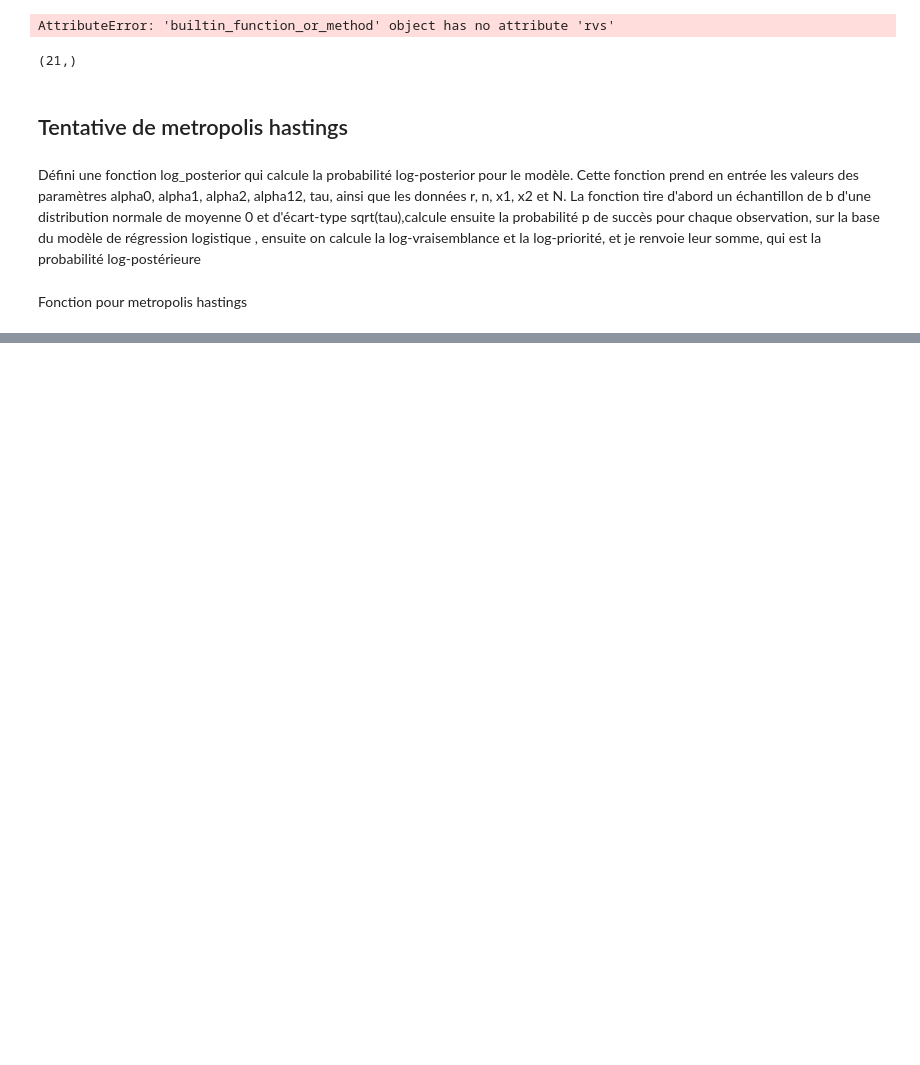
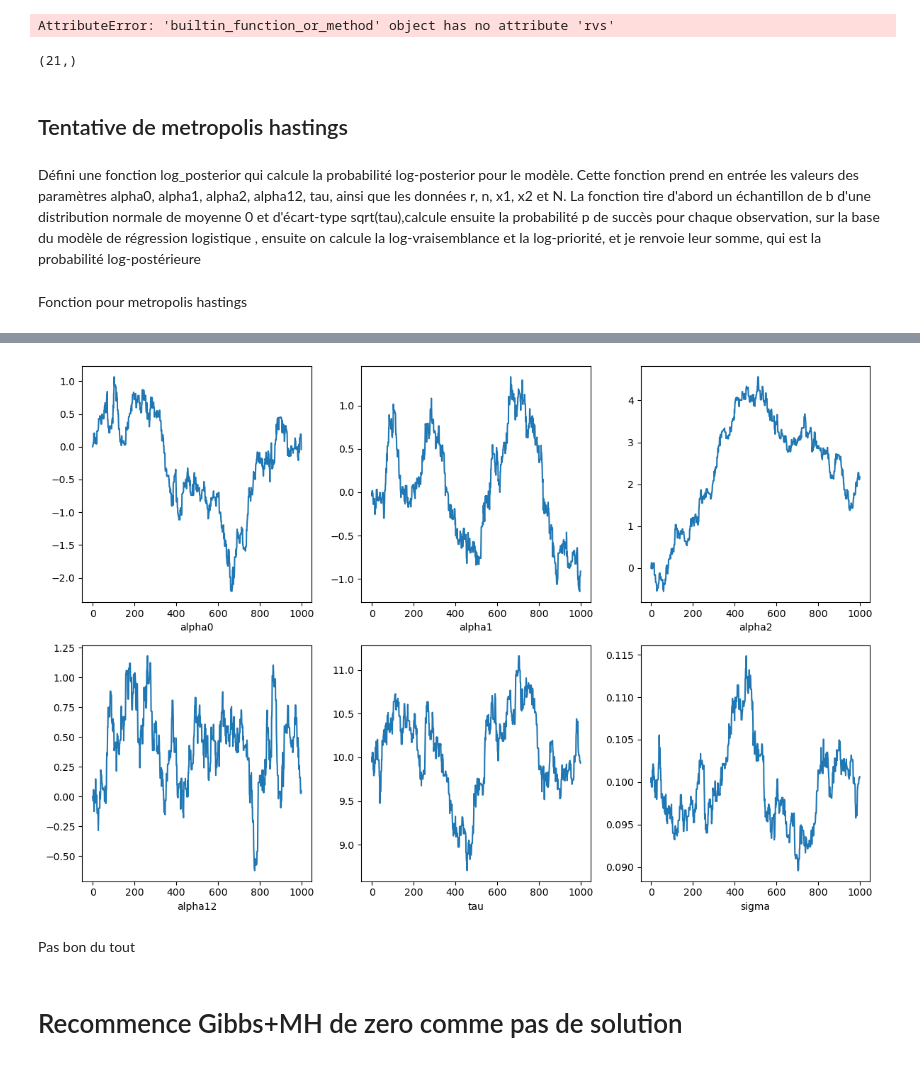
Before and after one commit to Antoine3529/MethodesBayesiennes, a Jupyter notebook: SEEDS.ipynb, the cells around one changed output, grey strips where cells are left out. Drawn from its saved outputs; the diff is of its cells as text; code cells hidden in the pictures; blank space fills up the shorter version.

Commit message:
notebook
Ca sort des trucs mais pas sur de mon gibbs + svp verifer les loi j'ai plus les yeux en face es trous

```diff
--- a/SEEDS.ipynb
+++ b/SEEDS.ipynb
@@ -216,0 +174,22 @@ plt.show()
+# %%
+fig, axs = plt.subplots(nrows=2, ncols=3, figsize=(12, 8))
+axs[0, 0].plot(accepted_values[:, 0])
+axs[0, 0].set_xlabel('alpha0')
+axs[0, 1].plot(accepted_values[:, 1])
+axs[0, 1].set_xlabel('alpha1')
+axs[0, 2].plot(accepted_values[:, 2])
+axs[0, 2].set_xlabel('alpha2')
+axs[1, 0].plot(accepted_values[:, 3])
+axs[1, 0].set_xlabel('alpha12')
+axs[1, 1].plot(accepted_values[:, 4])
+axs[1, 1].set_xlabel('tau')
+axs[1, 2].plot(accepted_values[:, 5])
+axs[1, 2].set_xlabel('sigma')
+plt.tight_layout()
+plt.show()
+# %% [output]
+[figure, added]
+# %% [markdown]
+Pas bon du tout
+# %% [markdown]
+# Recommence Gibbs+MH de zero comme pas de solution
```
Also changed, not shown: parts of 14 cells of this notebook.
